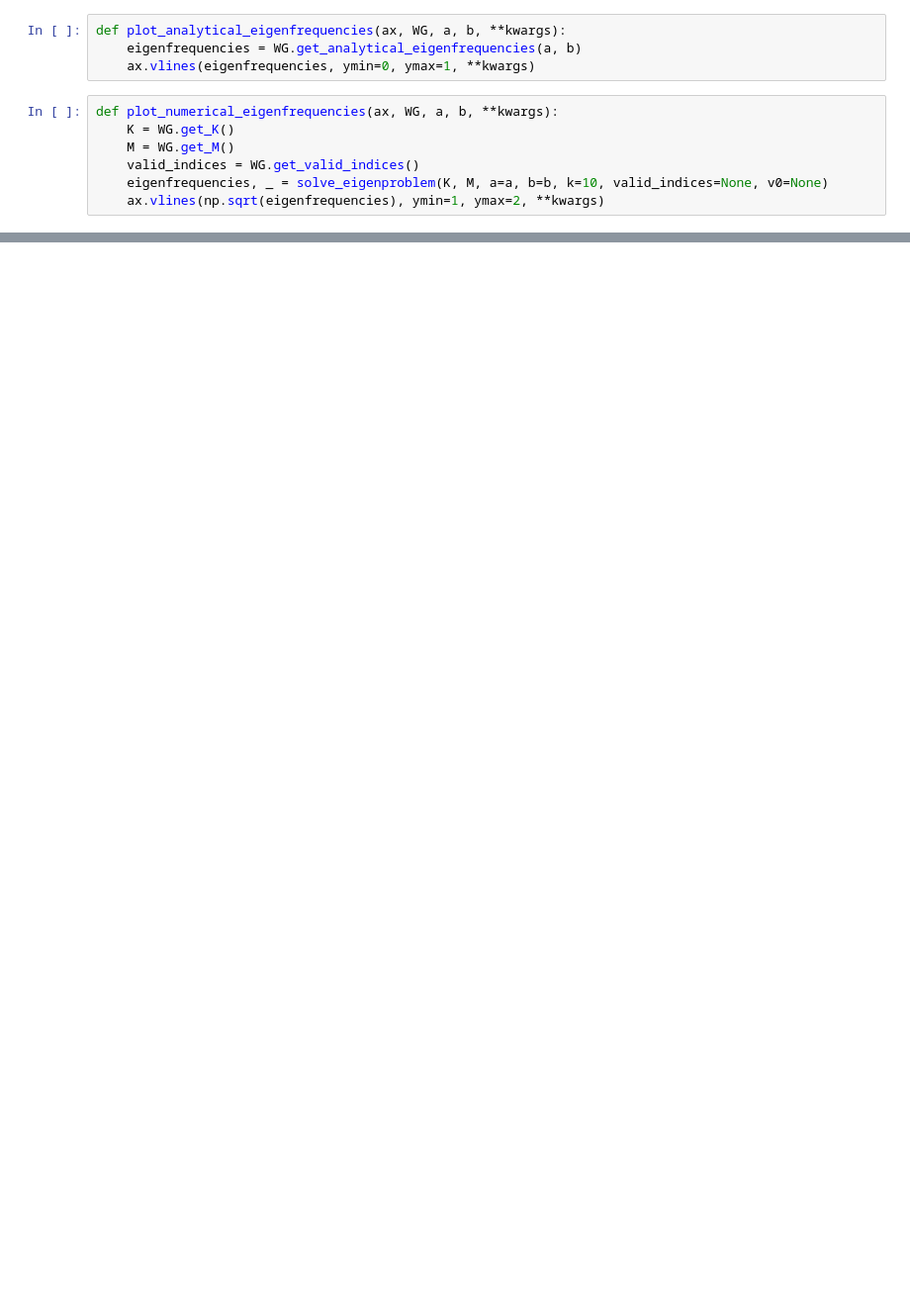
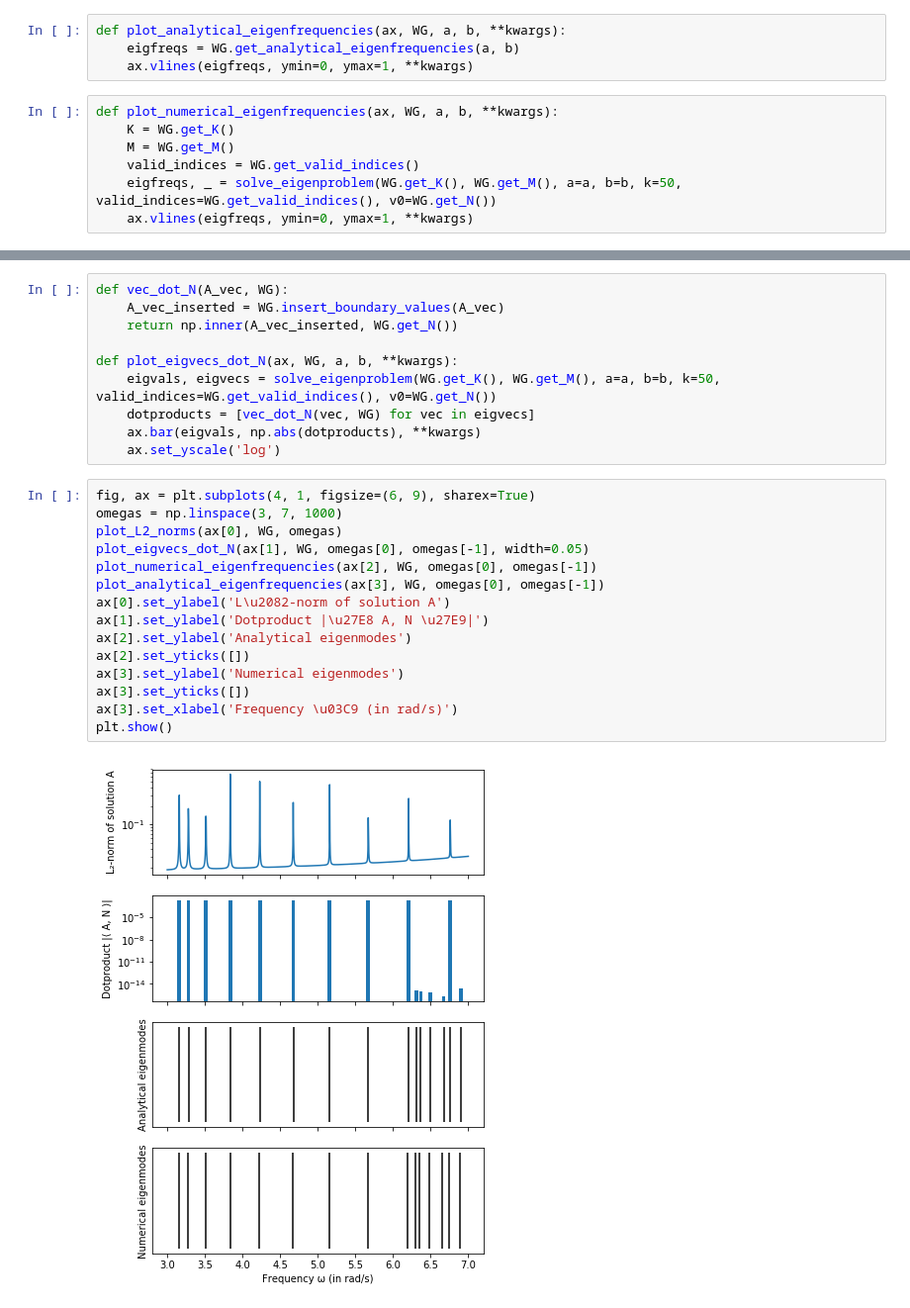
Before and after one commit to FMatti/Maxwell-MRI, a Jupyter notebook: waveguide_2d.ipynb, the cells around one changed output, grey strips where cells are left out. Shown at 99% size. Saved outputs shown, nothing was run; the diff lists cells and outputs as text; blank space fills up the shorter version.

```diff
--- a/waveguide_2d.ipynb
+++ b/waveguide_2d.ipynb
@@ -252,12 +320,12 @@ def plot_L2_norms(ax, WG, omegas):
     ax.set_yscale('log')
 # %%
 def plot_analytical_eigenfrequencies(ax, WG, a, b, **kwargs):
-    eigenfrequencies = WG.get_analytical_eigenfrequencies(a, b)
-    ax.vlines(eigenfrequencies, ymin=0, ymax=1, **kwargs)
+    eigfreqs = WG.get_analytical_eigenfrequencies(a, b)
+    ax.vlines(eigfreqs, ymin=0, ymax=1, **kwargs)
 # %%
 def plot_numerical_eigenfrequencies(ax, WG, a, b, **kwargs):
     K = WG.get_K()
     M = WG.get_M()
     valid_indices = WG.get_valid_indices()
-    eigenfrequencies, _ = solve_eigenproblem(K, M, a=a, b=b, k=10, valid_indices=None, v0=None)
-    ax.vlines(np.sqrt(eigenfrequencies), ymin=1, ymax=2, **kwargs)
+    eigfreqs, _ = solve_eigenproblem(WG.get_K(), WG.get_M(), a=a, b=b, k=50, valid_indices=WG.get_valid_indices(), v0=WG.get_N())
+    ax.vlines(eigfreqs, ymin=0, ymax=1, **kwargs)
@@ -276,0 +332,27 @@ plot_analytical_eigenfrequencies(ax[1], WG, omegas[0], omegas[-1])
+# %%
+def vec_dot_N(A_vec, WG):
+    A_vec_inserted = WG.insert_boundary_values(A_vec)
+    return np.inner(A_vec_inserted, WG.get_N())
+
+def plot_eigvecs_dot_N(ax, WG, a, b, **kwargs):
+    eigvals, eigvecs = solve_eigenproblem(WG.get_K(), WG.get_M(), a=a, b=b, k=50, valid_indices=WG.get_valid_indices(), v0=WG.get_N())
+    dotproducts = [vec_dot_N(vec, WG) for vec in eigvecs]
+    ax.bar(eigvals, np.abs(dotproducts), **kwargs)
+    ax.set_yscale('log')
+# %%
+fig, ax = plt.subplots(4, 1, figsize=(6, 9), sharex=True)
+omegas = np.linspace(3, 7, 1000)
+plot_L2_norms(ax[0], WG, omegas)
+plot_eigvecs_dot_N(ax[1], WG, omegas[0], omegas[-1], width=0.05)
+plot_numerical_eigenfrequencies(ax[2], WG, omegas[0], omegas[-1])
+plot_analytical_eigenfrequencies(ax[3], WG, omegas[0], omegas[-1])
+ax[0].set_ylabel('L\u2082-norm of solution A')
+ax[1].set_ylabel('Dotproduct |\u27E8 A, N \u27E9|')
+ax[2].set_ylabel('Analytical eigenmodes')
+ax[2].set_yticks([])
+ax[3].set_ylabel('Numerical eigenmodes')
+ax[3].set_yticks([])
+ax[3].set_xlabel('Frequency \u03C9 (in rad/s)')
+plt.show()
+# %% [output]
+[figure, added]
```
Also changed, not shown: parts of 19 cells of this notebook.
